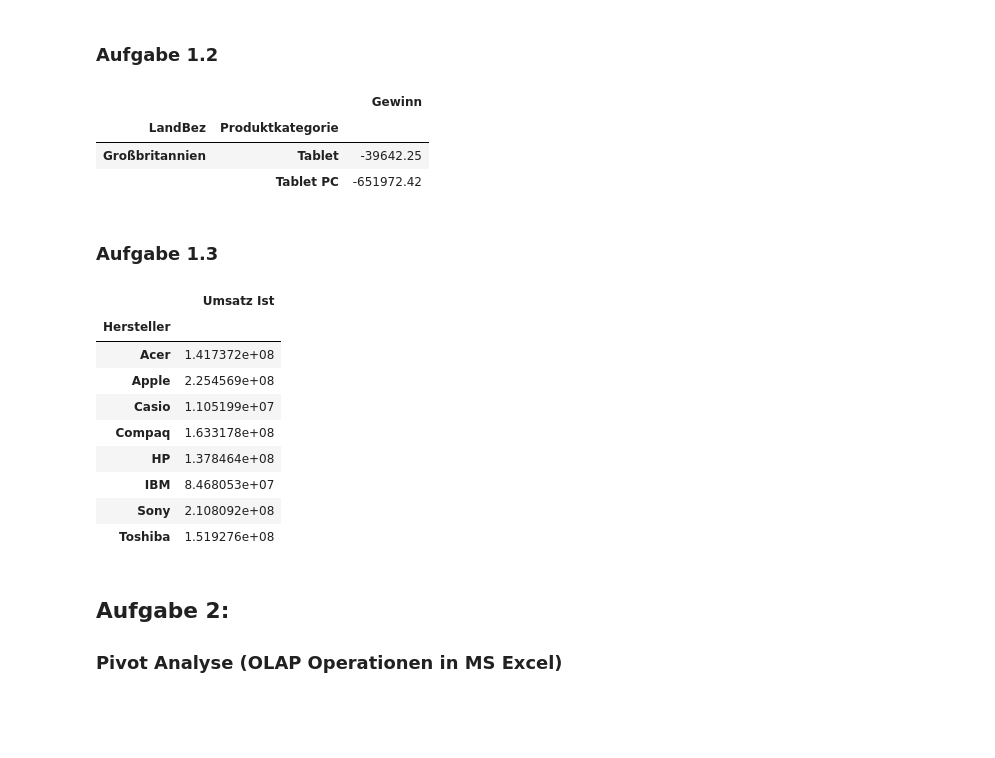
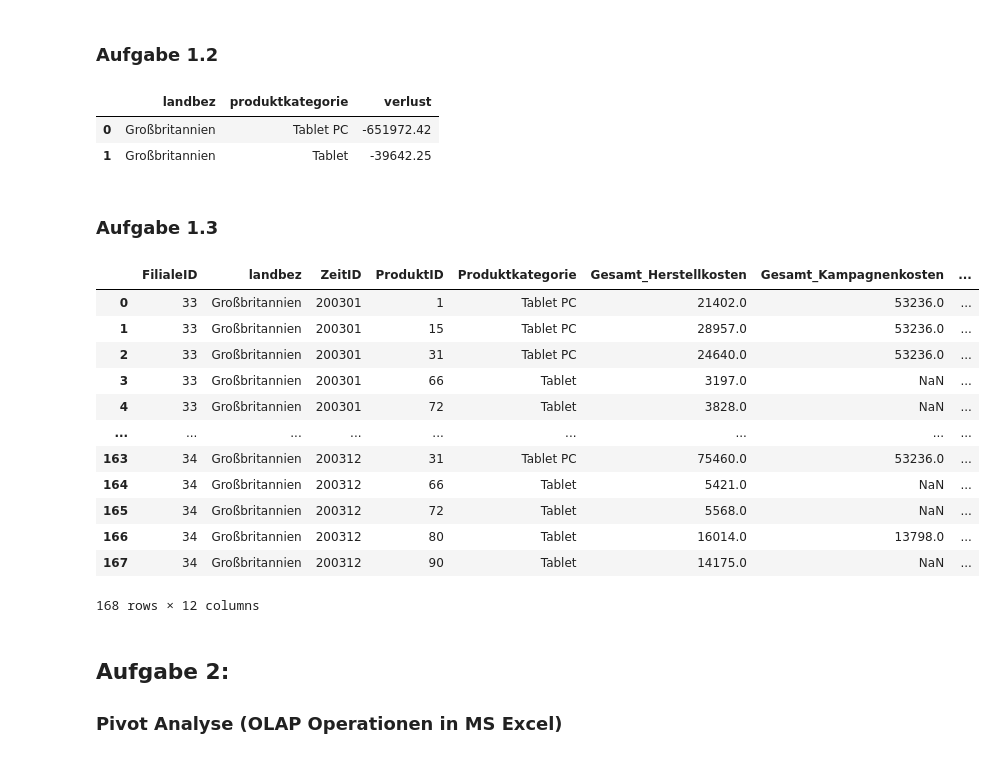
Before and after one commit to Kaetherine/BI-Uebungsblaetter, a Jupyter notebook: LE2/BI23_U╠êbungsblatt_LE2_OLAP.ipynb, the cells around one changed output. Drawn from its saved outputs; the diff is of its cells as text; code cells hidden in the pictures; blank space fills up the shorter version.

```diff
--- a/LE2/BI23_U╠êbungsblatt_LE2_OLAP.ipynb
+++ b/LE2/BI23_U╠êbungsblatt_LE2_OLAP.ipynb
@@ -116,31 +120,69 @@ df_umsaetze_land_waehrung
 ### Aufgabe 1.2
 # %%
 # Welche Produktkategorien haben in welchen Ländern einen Verlust (negativer Gewinn) eingebracht?
-
-# INSERT CODE HERE
+query = '''
+    select s.landbez, p.produktkategorie,
+    sum(f.gewinn) as verlust
+    from faktentabelle_marketing_vertrieb f
+    natural join standortestammdaten s
+    natural join produktstamm p
+    group by s.landbez, p.produktkategorie
+    having sum(f.gewinn) < 0
+    '''
+df_verlust23 = pd.read_sql(query, con=connection)
+df_verlust23
 # %% [output]
-|  |  | Gewinn |
-| LandBez | Produktkategorie |  |
-| Großbritannien | Tablet | -39642.25 |
-|  | Tablet PC | -651972.42 |
+|  | landbez | produktkategorie | verlust |
+| 0 | Großbritannien | Tablet PC | -651972.42 |
+| 1 | Großbritannien | Tablet | -39642.25 |
 # %% [markdown]
 ### Aufgabe 1.3
 # %%
 # Wenn dir keine eigene Fragestellung einfällt, könntest du diese nehmen:
-# Von welchen Herstellern wurde insgesamt wie viel umgesetzt?
+# faktentabelle_marketing_vertrieb
+# produktstamm
+# standortestammdaten
+# werbekampagnenstammdaten
+# zeitdimension
 
-# INSERT CODE HERE
+# `WerbekampagneID`,  `Waehrung`,
+#        `Gewinn`, `Produktkategorie`, `Hersteller`, `Einheit`,
+#        `Herstellkosten je Einheit in EUR`, `Kurztext`, `Langtext`
+
+
+query = '''
+SELECT `FilialeID`, `landbez`, `ZeitID`, `ProduktID`, `Produktkategorie`,
+       SUM(`Herstellkosten`) as `Gesamt_Herstellkosten`,
+       SUM(`KampagnenkostenEUR`) as `Gesamt_Kampagnenkosten`,
+       SUM(`Umsatz Soll`) as `Gesamt_Umsatz_Soll`,
+       SUM(`Umsatz Ist`) as `Gesamt_Umsatz_Ist`,
+       SUM(`Menge Ist`) as `Gesamt_Menge_Ist`,
+       SUM(`Menge Soll`) as `Gesamt_Menge_Soll`,
+       AVG(`Preis_ Pro_ Einheit`) as `Durchschnittspreis`
+FROM `faktentabelle_marketing_vertrieb`
+NATURAL JOIN `produktstamm`
+NATURAL JOIN `standortestammdaten`
+WHERE (`Produktkategorie` = 'Tablet PC' OR `Produktkategorie` = 'Tablet') AND `landbez` = 'Großbritannien'
+GROUP BY `FilialeID`, `landbez`, `ZeitID`, `ProduktID`, `Produktkategorie`
+
+'''
+# query = ''' select * from produktstamm'''
+df_verlust23 = pd.read_sql(query, con=connection)
+df_verlust23
 # %% [output]
-|  | Umsatz Ist |
-| Hersteller |  |
-| Acer | 1.417372e+08 |
-| Apple | 2.254569e+08 |
-| Casio | 1.105199e+07 |
-| Compaq | 1.633178e+08 |
-| HP | 1.378464e+08 |
-| IBM | 8.468053e+07 |
-| Sony | 2.108092e+08 |
-| Toshiba | 1.519276e+08 |
+|  | FilialeID | landbez | ZeitID | ProduktID | Produktkategorie | Gesamt_Herstellkosten | Gesamt_Kampagnenkosten | ... |
+| 0 | 33 | Großbritannien | 200301 | 1 | Tablet PC | 21402.0 | 53236.0 | ... |
+| 1 | 33 | Großbritannien | 200301 | 15 | Tablet PC | 28957.0 | 53236.0 | ... |
+| 2 | 33 | Großbritannien | 200301 | 31 | Tablet PC | 24640.0 | 53236.0 | ... |
+| 3 | 33 | Großbritannien | 200301 | 66 | Tablet | 3197.0 | NaN | ... |
+| 4 | 33 | Großbritannien | 200301 | 72 | Tablet | 3828.0 | NaN | ... |
+| ... | ... | ... | ... | ... | ... | ... | ... | ... |
+| 163 | 34 | Großbritannien | 200312 | 31 | Tablet PC | 75460.0 | 53236.0 | ... |
+| 164 | 34 | Großbritannien | 200312 | 66 | Tablet | 5421.0 | NaN | ... |
+| 165 | 34 | Großbritannien | 200312 | 72 | Tablet | 5568.0 | NaN | ... |
+| 166 | 34 | Großbritannien | 200312 | 80 | Tablet | 16014.0 | 13798.0 | ... |
+| 167 | 34 | Großbritannien | 200312 | 90 | Tablet | 14175.0 | NaN | ... |
+168 rows × 12 columns
 # %% [markdown]
 ## Aufgabe 2:
 ### Pivot Analyse (OLAP Operationen in MS Excel)
```
Also changed, not shown: parts of 3 cells of this notebook, 1 other file.
